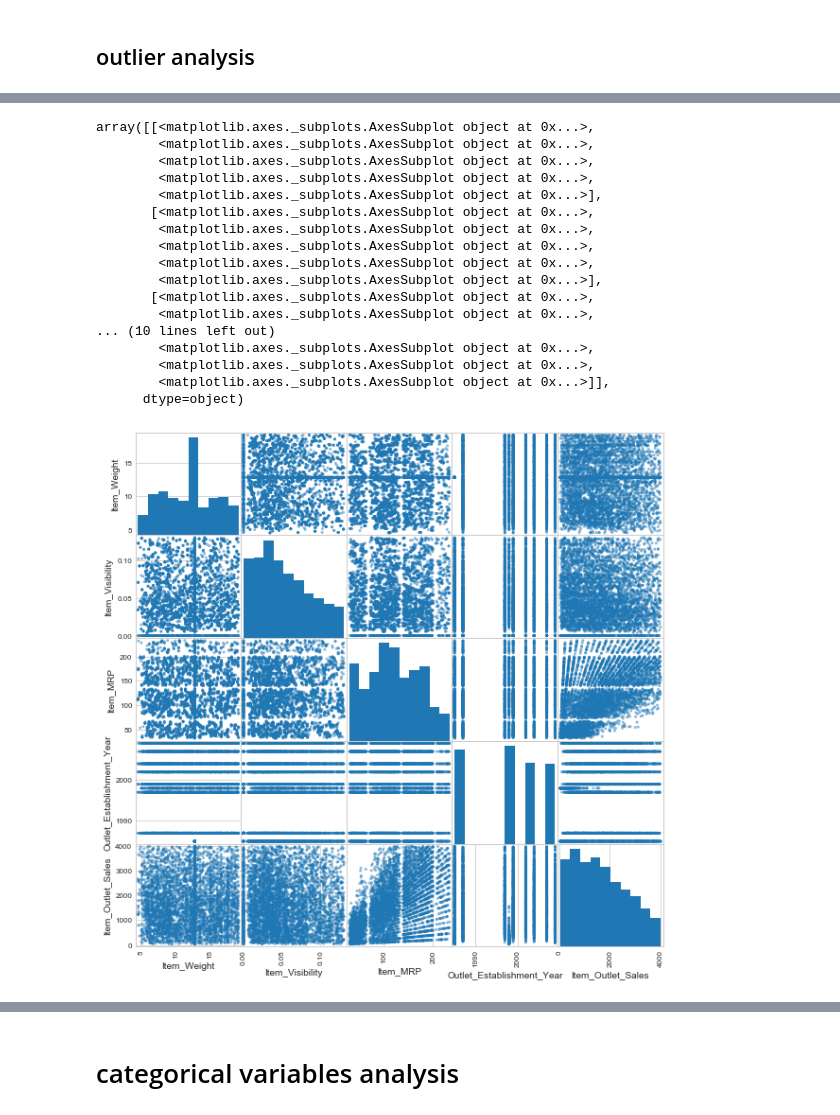
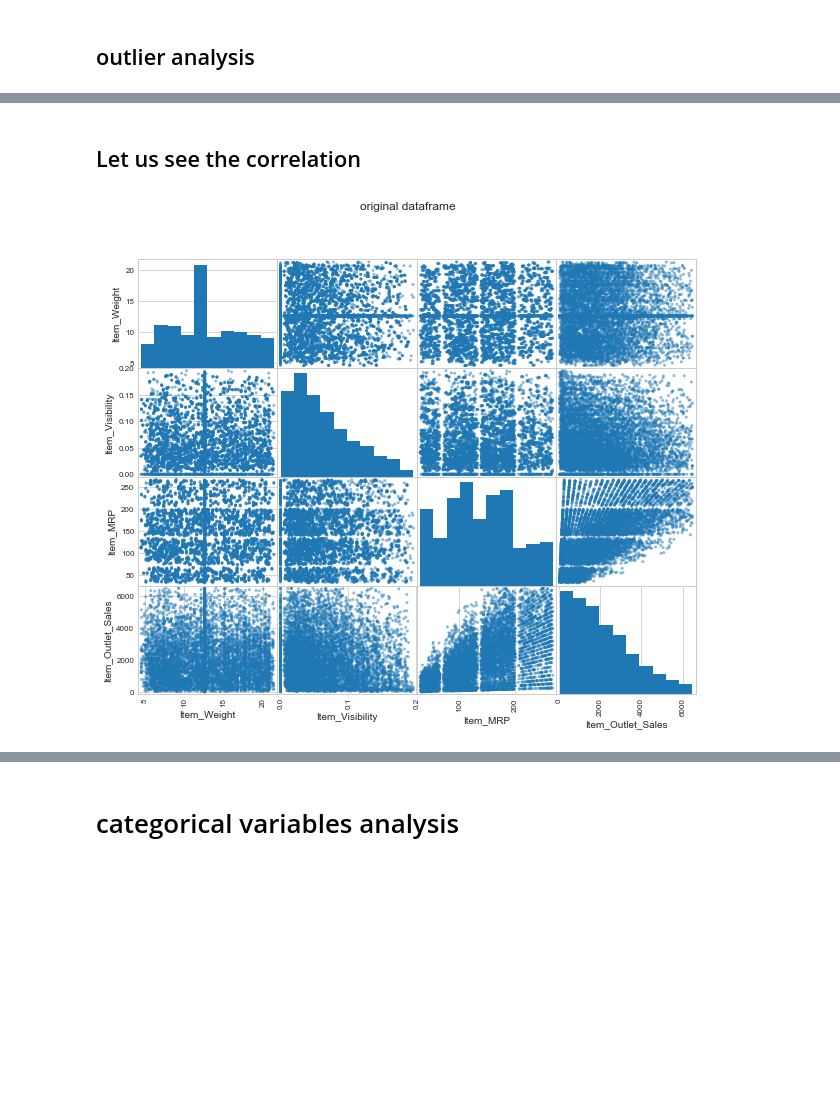
Before and after one commit to pat-123/bigmart, a Jupyter notebook: notebooks/bigmart_sales.ipynb, the cells around one changed output, grey strips where cells are left out. Drawn from its saved outputs; the diff is of its cells as text; code cells hidden in the pictures; blank space fills up the shorter version.

```diff
--- a/notebooks/bigmart_sales.ipynb
+++ b/notebooks/bigmart_sales.ipynb
@@ -89,0 +49,3 @@ categorical are - 7
+# %%
+continous_names, cat_names, iv,dv,testparams = iv_dv_get_col_names(train_df,'Item_Outlet_Sales')
+print('continous :',continous_names, '\ncategorical :',cat_names)
@@ -90,3 +68,9 @@ categorical are - 7
+# %%
+# change the dat type
+train_df.Outlet_Establishment_Year = train_df.Outlet_Establishment_Year.astype(object)
+
+continous_names.remove('Outlet_Establishment_Year')
+cat_names.append('Outlet_Establishment_Year')
 # %% [markdown]
 ## Missing value analysis
 Acceptable missing values percentage is below 30%. any field beying that threshold can be dropped
@@ -219,0 +176,15 @@ Name: Item_Outlet_Sales, dtype: float64
+# %%
+from pprint import pprint
+# Just get the oulier info
+outlier = {}
+print(continous_names)
+print('\n------> train')
+outlier,train_df= get_outliers(train_df,continous_names,outliers_=outlier,drop=False)
+pprint(outlier)
+
+print('\n------->In test')
+outlier={}
+outlier,test_df= get_outliers(test_df,[i for i in continous_names if i not in ['Item_Outlet_Sales']],\
+                                     outliers_=outlier,drop=False)
+full_data = [train_df,test_df]
+pprint(outlier)
@@ -219,0 +209,14 @@ Name: Item_Outlet_Sales, dtype: float64
+# %%
+# Just get the oulier info
+outlier = {}
+print(continous_names)
+print('\n------> train')
+outlier,train_df= get_outliers(train_df,continous_names,outliers_=outlier,drop=True)
+pprint(outlier)
+
+print('\n------->In test')
+outlier={}
+outlier,test_df= get_outliers(test_df,[i for i in continous_names if i not in ['Item_Outlet_Sales']],\
+                                     outliers_=outlier,drop=True)
+full_data = [train_df,test_df]
+pprint(outlier)
@@ -220,22 +265,9 @@ Name: Item_Outlet_Sales, dtype: float64
+# %% [markdown]
+## Let us see the correlation
 # %%
-from pandas.plotting import scatter_matrix
-scatter_matrix(train_df[continous_names],figsize=(10,10))
+#from pandas.plotting import scatter_matrix
+scatter_matrix(train_df,figsize=(10,8))
+plt.suptitle('original dataframe')
+plt.show()
 # %% [output]
-array([[<matplotlib.axes._subplots.AxesSubplot object at 0x...>,
-        <matplotlib.axes._subplots.AxesSubplot object at 0x...>,
-        <matplotlib.axes._subplots.AxesSubplot object at 0x...>,
-        <matplotlib.axes._subplots.AxesSubplot object at 0x...>,
-        <matplotlib.axes._subplots.AxesSubplot object at 0x...>],
-       [<matplotlib.axes._subplots.AxesSubplot object at 0x...>,
-        <matplotlib.axes._subplots.AxesSubplot object at 0x...>,
-        <matplotlib.axes._subplots.AxesSubplot object at 0x...>,
-        <matplotlib.axes._subplots.AxesSubplot object at 0x...>,
-        <matplotlib.axes._subplots.AxesSubplot object at 0x...>],
-       [<matplotlib.axes._subplots.AxesSubplot object at 0x...>,
-        <matplotlib.axes._subplots.AxesSubplot object at 0x...>,
-... (10 lines left out)
-        <matplotlib.axes._subplots.AxesSubplot object at 0x...>,
-        <matplotlib.axes._subplots.AxesSubplot object at 0x...>,
-        <matplotlib.axes._subplots.AxesSubplot object at 0x...>]],
-      dtype=object)
-[figure, old version]
+[figure, new version]
```
Also changed, not shown: parts of 206 cells of this notebook, 5 other files.
